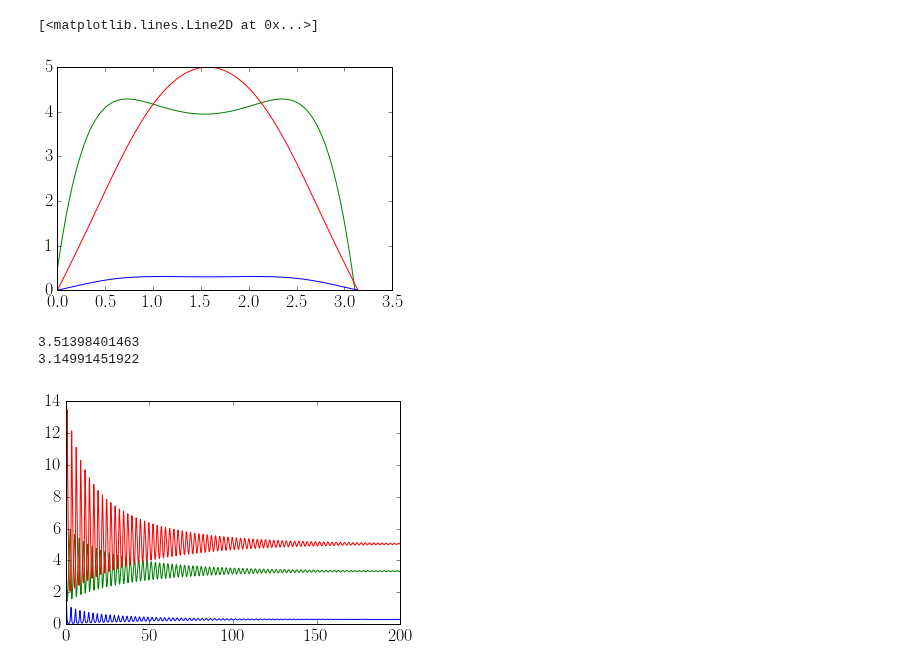
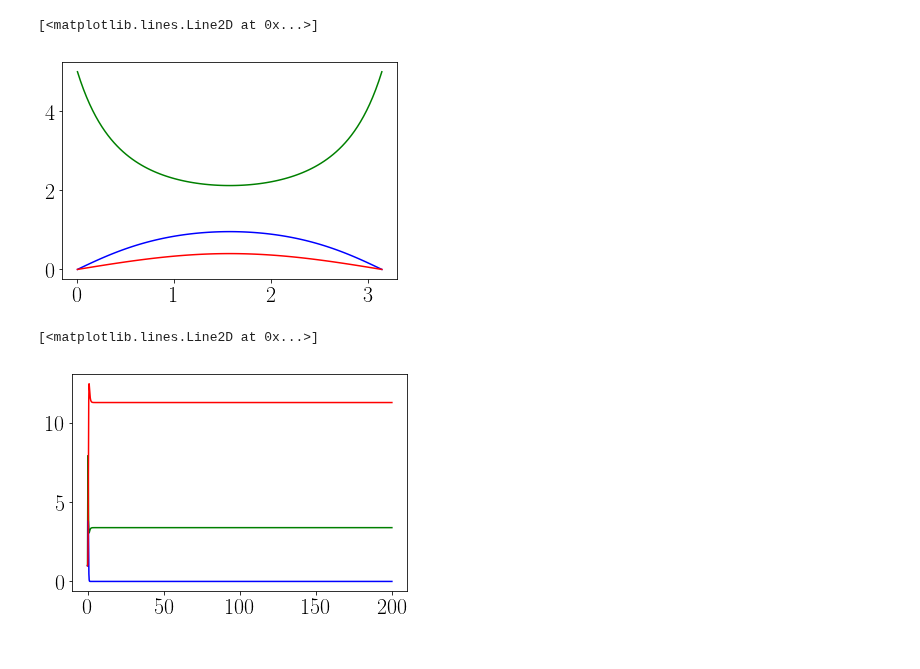
Before and after one commit to reand705/IGP, a Jupyter notebook: Method_Of_LinesIGP.ipynb, the cells around one changed output. Drawn from its saved outputs; the diff is of its cells as text; code cells hidden in the pictures.

```diff
--- a/Method_Of_LinesIGP.ipynb
+++ b/Method_Of_LinesIGP.ipynb
@@ -12,7 +12,8 @@ import scipy.integrate
 import matplotlib.pyplot as plt
 from matplotlib import rc ## desnec?essário
 matplotlib.rcParams['text.usetex'] = True
-matplotlib.rcParams.update({'font.size': 18})
+matplotlib.rcParams.update({'font.size': 22})
+
 
 '''
 Method of lines - Intraguild Predation + Diffusion
@@ -29,7 +30,7 @@ m = 1.5
 mu = 20
 gamma = 0.1
 alpha = 0.5
-beta = 10 #Bifurcações ao aumentar o beta!
+beta = 5 #Bifurcações ao aumentar o beta!
 phi = 1.0
 
 #Discretização
@@ -150,31 +186,58 @@ y0 = np.r_[R0,C10,C20]
 sol = scipy.integrate.odeint(ddt,y0,t)
 sol = np.array(sol)
 # %%
-#plot no espaço
-R = np.transpose(sol[:,1:M+1])
-C1 = np.transpose(sol[:,M:2*M])
-C2 = np.transpose(sol[:,2*M:])
+#plot no espaço]
+
+d_r = 0
+d_1 = 1
+d_2 = 1
+mu = 5
+t = np.linspace(0,Tmax,N)
+m = 1.0
+gamma = 0.5
+alpha = 1
+beta = 1
+phi = 1.0
+
+#sol = np.load('Method_Of_LinesIGP_dR=%.3f,d1=%.3f,d2=%.3f,mu=%.3f,alpha=%.3f,gamma=%.3f,beta=%.f,phi=%.3f,m=%.3f.npy'
+            #% (d_r,d_1,d_2,mu,alpha,gamma,beta,phi,m))
+
+R = np.transpose(sol[:,0:M+2])
+C1 = np.transpose(sol[:,M+2:2*(M+2)])
+C2 = np.transpose(sol[:,2*(M+2):])
 x = np.linspace(0,np.pi,M)
-plt.plot(x,R[:,20], color = 'green')
-plt.plot(x,C1[:,-1], color = 'blue')
-plt.plot(x,C2[:,-1], color = 'red')
+plt.plot(x,R[1:M+1,-1],color = 'green')
+plt.plot(x,C1[1:M+1,-1], color = 'blue')
+plt.plot(x,C2[1:M+1,-1],color = 'red')
 #plt.axis([0,np.pi,0,1])
 # %% [output]
 [<matplotlib.lines.Line2D at 0x...>]
-[figure, old version]
+[figure, new version]
 # %%
-#centro do patch no tempo
+#centro do patch no tempo (ver se a população está constante mesmo)
+
+d_r = 0
+d_1 = 1
+d_2 = 1
+mu = 42
+t = np.linspace(0,Tmax,N)
+m = 1.0
+gamma = 0.5
+alpha = 1
+beta = 1
+phi = 1.0
+
+sol = np.load('Method_Of_LinesIGP_dR=%.3f,d1=%.3f,d2=%.3f,mu=%.3f,alpha=%.3f,gamma=%.3f,beta=%.f,phi=%.3f,m=%.3f.npy'
+            % (d_r,d_1,d_2,mu,alpha,gamma,beta,phi,m))
+
 R = np.transpose(sol[:,0:M])
 C1 = np.transpose(sol[:,M:2*M])
 C2 = np.transpose(sol[:,2*M:])
-plt.plot(t,R[M/2,:], color = 'green')
-plt.plot(t,C1[M/2,:], color = 'blue')
-plt.plot(t,C2[M/2,:], color = 'red')
-print(np.max(R[M/2,-1000:]))
-print(np.min(R[M/2,-1000:]))
+plt.plot(t,R[M/2,:],color = 'green')
+plt.plot(t,C1[M/2,:],color = 'blue')
+plt.plot(t,C2[M/2,:],color = 'red')
 # %% [output]
-3.51398401463
-3.14991451922
+[<matplotlib.lines.Line2D at 0x...>]
-[figure, old version]
+[figure, new version]
 # %%
 #Faça para vários dR, d1, d2
```
Also changed, not shown: parts of 8 cells of this notebook.
